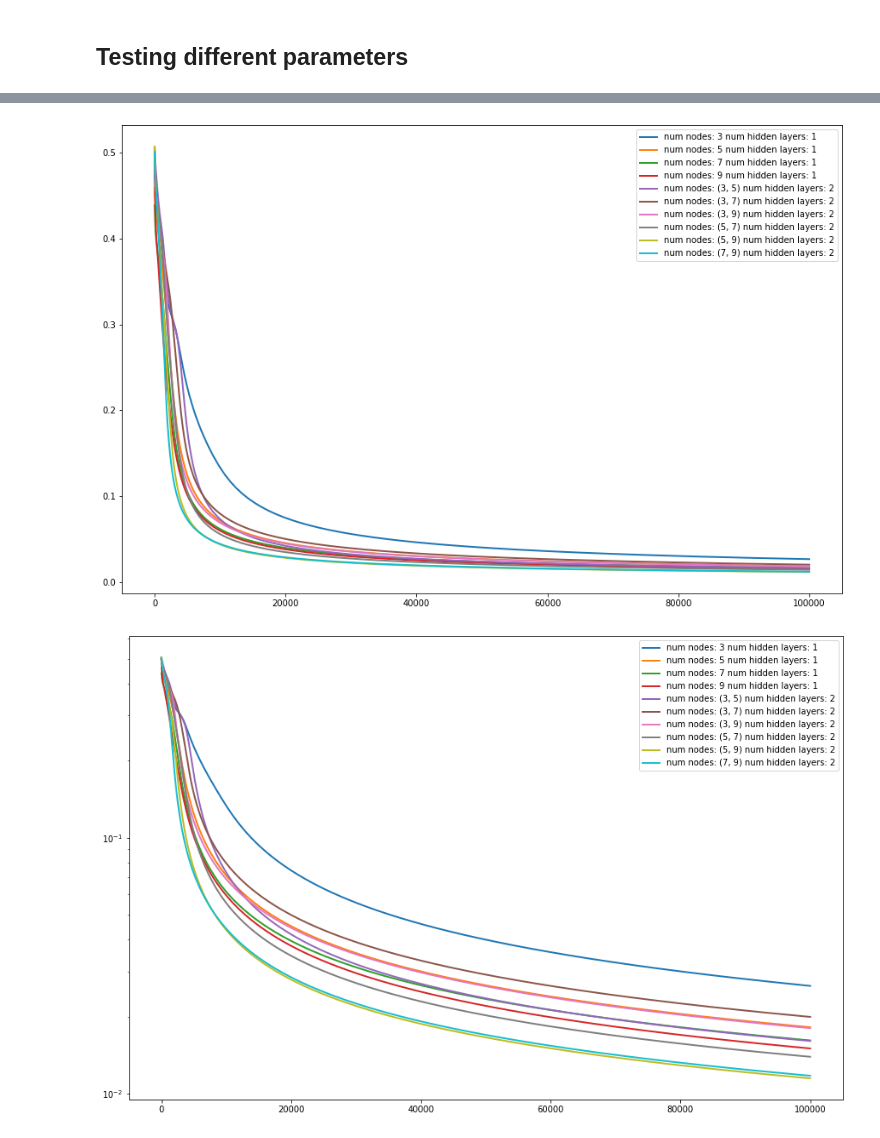
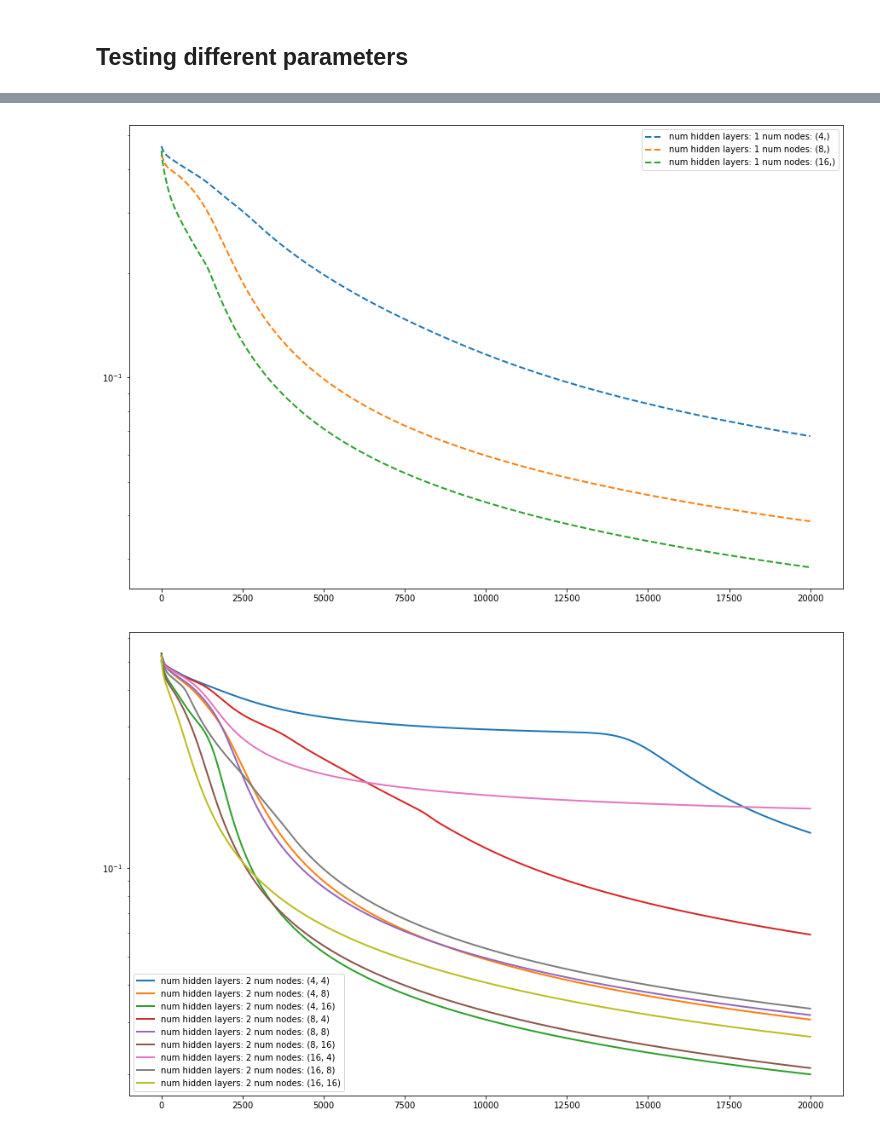
Before and after one commit to phdinds-aim/neural_net_class, a Jupyter notebook: neural_net_class.ipynb, the cells around one changed output, grey strips where cells are left out. Saved outputs shown, nothing was run; the diff lists cells and outputs as text; code cells hidden in the pictures.

Commit message:
some charts

```diff
--- a/neural_net_class.ipynb
+++ b/neural_net_class.ipynb
@@ -238,14 +238,11 @@ import pandas as pd
 import matplotlib.pyplot as plt
 
 #create df of possible combinations of nodes
-nodes = [3,5,7,9]
+nodes = [4, 8, 16]
 df_combs = pd.DataFrame()
 for num_hid_layer in [1, 2]:
     df_layer_node = pd.DataFrame()
-    for i in range(1,num_hid_layer+1, 1):
-        num_nodes = list(it.combinations(nodes, i))
-        if i<2:
-            num_nodes = list(it.chain(*num_nodes))
+    num_nodes = list(it.product(nodes, repeat=num_hid_layer))
     df_layer_node['num_nodes'] = num_nodes
     df_layer_node['num_hid_layer'] = num_hid_layer
 
@@ -283,9 +282,9 @@ for index, row in df_combs.iterrows():
     nn.add_layer(4, activation='sigmoid', learning_rate=0.01) # output
 
     np.random.seed(42)
-    nn.fit(X_train, y_train, train_iter=100000, verbose=False)
+    nn.fit(X_train, y_train, train_iter=20000, verbose=False)
 
-    label = f"num nodes: {df_combs['num_nodes'].iloc[k]} num hidden layers: {df_combs['num_hid_layer'].iloc[k]}"
+    label = f"num hidden layers: {df_combs['num_hid_layer'].iloc[k]} num nodes: {df_combs['num_nodes'].iloc[k]}"
     k += 1
 
     logs['labels'] += [label]
@@ -308,29 +292,28 @@ data
+# %%
+data = pd.DataFrame.from_dict(logs) # convert dictionary to dataframe
+one_layer = [i for i in data.labels if 'layers: 1' in i]
+two_layer = [i for i in data.labels if 'layers: 2' in i]
+
+data_1 = data[data.labels.isin(one_layer)]
+data_2 = data[data.labels.isin(two_layer)]
 # %%
 main_canvas = plt.figure(figsize = (15, 10))
 plot_canvas = plt.subplot(1, 1, 1)
-# attrib = ["r-", "g-", "b--", "y--", "v--"]
-
-data = pd.DataFrame.from_dict(logs)
-
-for i in range(len(data)):
-#     plot_canvas.plot(nn.errors, attrib[k], lw = 5, label=label)
-    plot_canvas.plot(data['errors'].iloc[i], lw = 2, label=data['labels'].iloc[i])
-    k += 1
+for i in range(len(data_1)):
+    plt.plot(data_1['errors'].iloc[i], lw = 2, linestyle='--', label=data_1['labels'].iloc[i])
 plt.legend()
+plt.semilogy()
 plt.show()
 # %% [output]
-[figure, old version]
+[figure, new version]
 # %%
 main_canvas = plt.figure(figsize = (15, 10))
 plot_canvas = plt.subplot(1, 1, 1)
 
-data = pd.DataFrame.from_dict(logs)
-
-for i in range(len(data)):
-    plot_canvas.plot(data['errors'].iloc[i], lw = 2, label=data['labels'].iloc[i])
-    k += 1
+for i in range(len(data_2)):
+    plt.plot(data_2['errors'].iloc[i], lw = 2, linestyle='-', label=data_2['labels'].iloc[i])
 plt.legend()
 plt.semilogy()
 plt.show()
 # %% [output]
-[figure, old version]
+[figure, new version]
```
Also changed, not shown: parts of 3 cells of this notebook.
